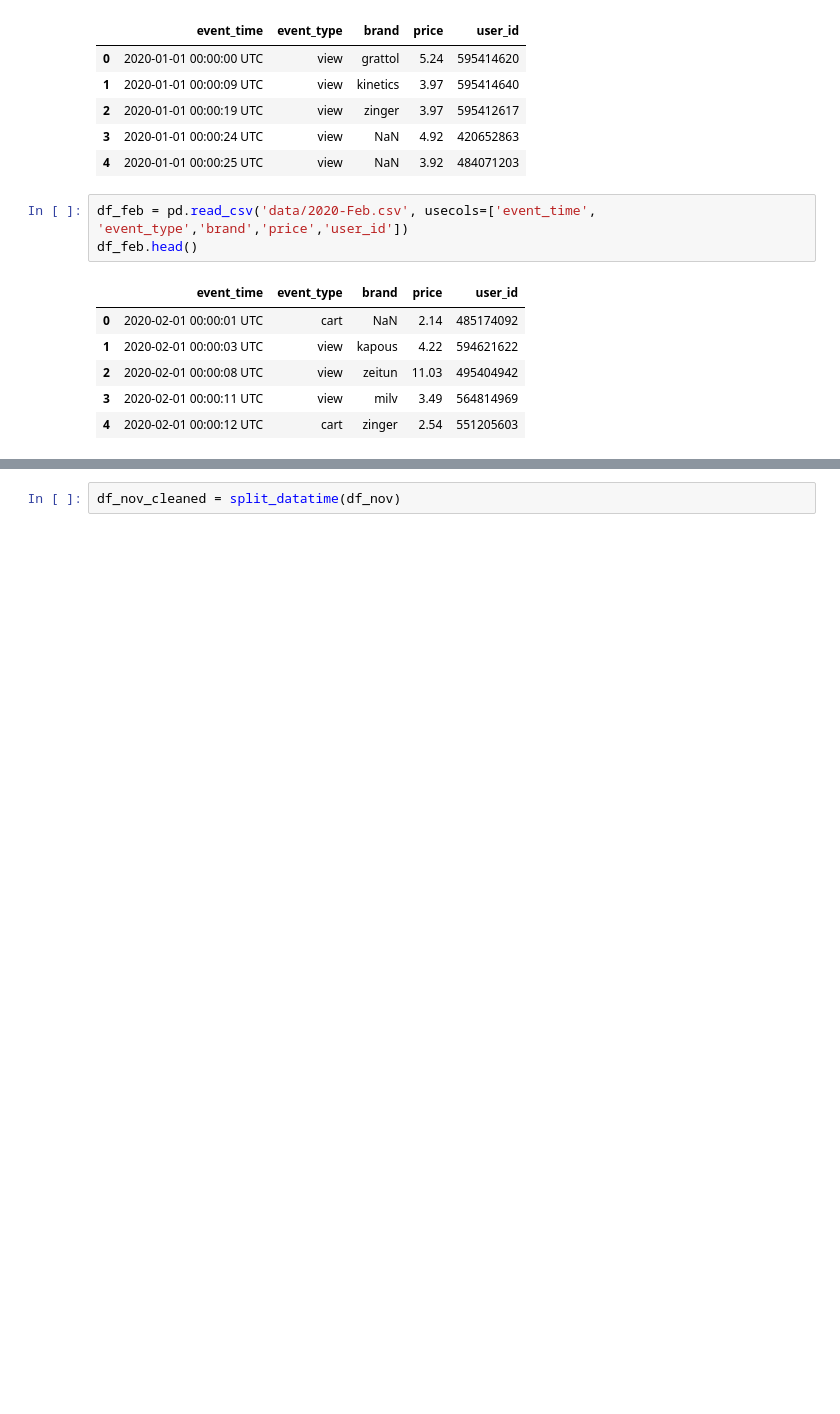
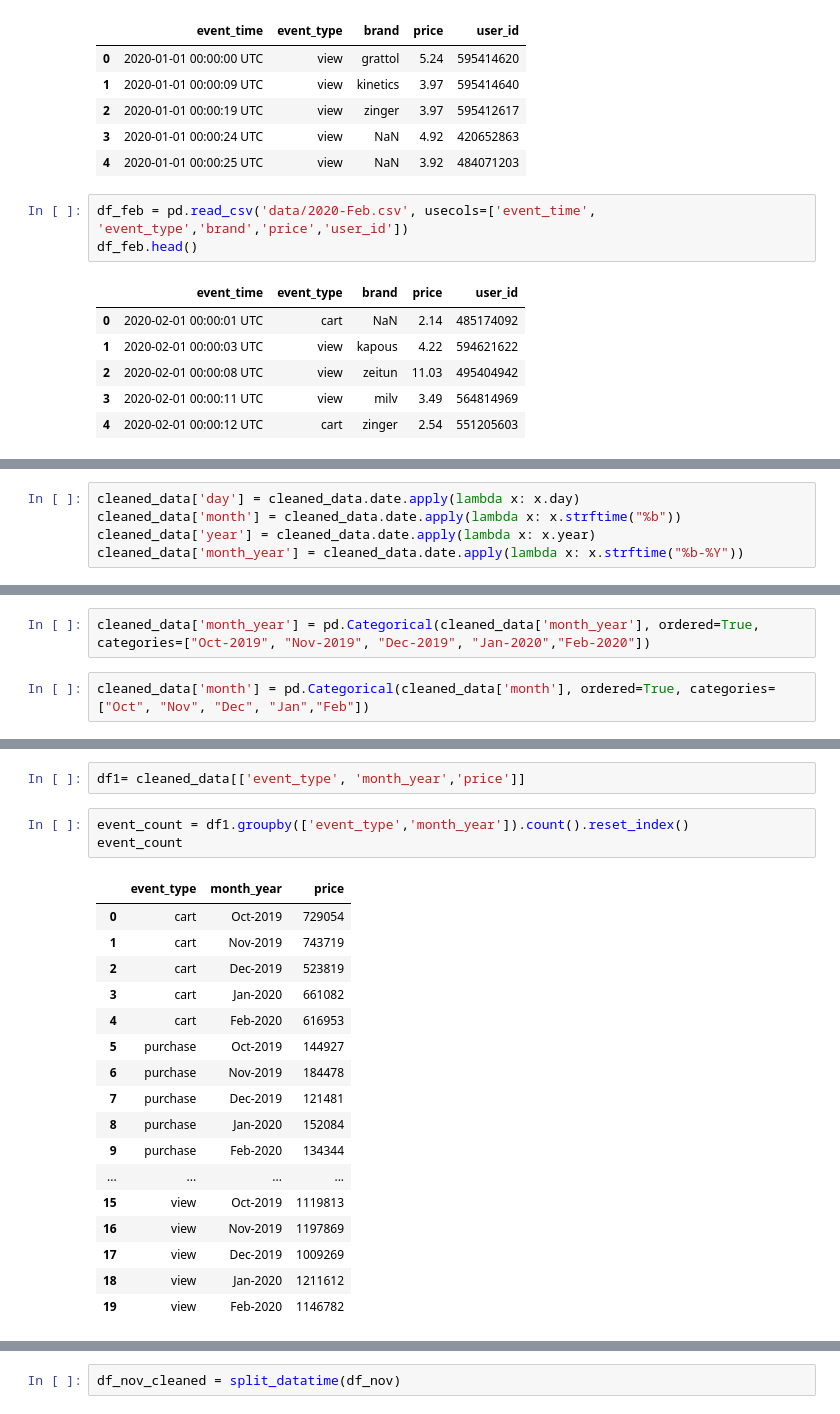
Before and after one commit to rksin8/customer_analysis, a Jupyter notebook: Customer Analysis for Ecommerce.ipynb, the cells around one changed output, grey strips where cells are left out. Cells and saved outputs as stored; diff of their text form; blank space fills up the shorter version.

```diff
--- a/Customer Analysis for Ecommerce.ipynb
+++ b/Customer Analysis for Ecommerce.ipynb
@@ -93,0 +148,5 @@ memory usage: 156.5+ MB
+# %%
+cleaned_data['day'] = cleaned_data.date.apply(lambda x: x.day)
+cleaned_data['month'] = cleaned_data.date.apply(lambda x: x.strftime("%b"))
+cleaned_data['year'] = cleaned_data.date.apply(lambda x: x.year)
+cleaned_data['month_year'] = cleaned_data.date.apply(lambda x: x.strftime("%b-%Y"))
@@ -93,0 +162,4 @@ memory usage: 156.5+ MB
+# %%
+cleaned_data['month_year'] = pd.Categorical(cleaned_data['month_year'], ordered=True, categories=["Oct-2019", "Nov-2019", "Dec-2019", "Jan-2020","Feb-2020"])
+# %%
+cleaned_data['month'] = pd.Categorical(cleaned_data['month'], ordered=True, categories=["Oct", "Nov", "Dec", "Jan","Feb"])
@@ -93,0 +175,23 @@ memory usage: 156.5+ MB
+# %%
+df1= cleaned_data[['event_type', 'month_year','price']]
+# %%
+event_count = df1.groupby(['event_type','month_year']).count().reset_index()
+event_count
+# %% [output]
+|  | event_type | month_year | price |
+| 0 | cart | Oct-2019 | 729054 |
+| 1 | cart | Nov-2019 | 743719 |
+| 2 | cart | Dec-2019 | 523819 |
+| 3 | cart | Jan-2020 | 661082 |
+| 4 | cart | Feb-2020 | 616953 |
+| 5 | purchase | Oct-2019 | 144927 |
+| 6 | purchase | Nov-2019 | 184478 |
+| 7 | purchase | Dec-2019 | 121481 |
+| 8 | purchase | Jan-2020 | 152084 |
+| 9 | purchase | Feb-2020 | 134344 |
+| ... | ... | ... | ... |
+| 15 | view | Oct-2019 | 1119813 |
+| 16 | view | Nov-2019 | 1197869 |
+| 17 | view | Dec-2019 | 1009269 |
+| 18 | view | Jan-2020 | 1211612 |
+| 19 | view | Feb-2020 | 1146782 |
```
Also changed, not shown: parts of 145 cells of this notebook, 7 other files.
